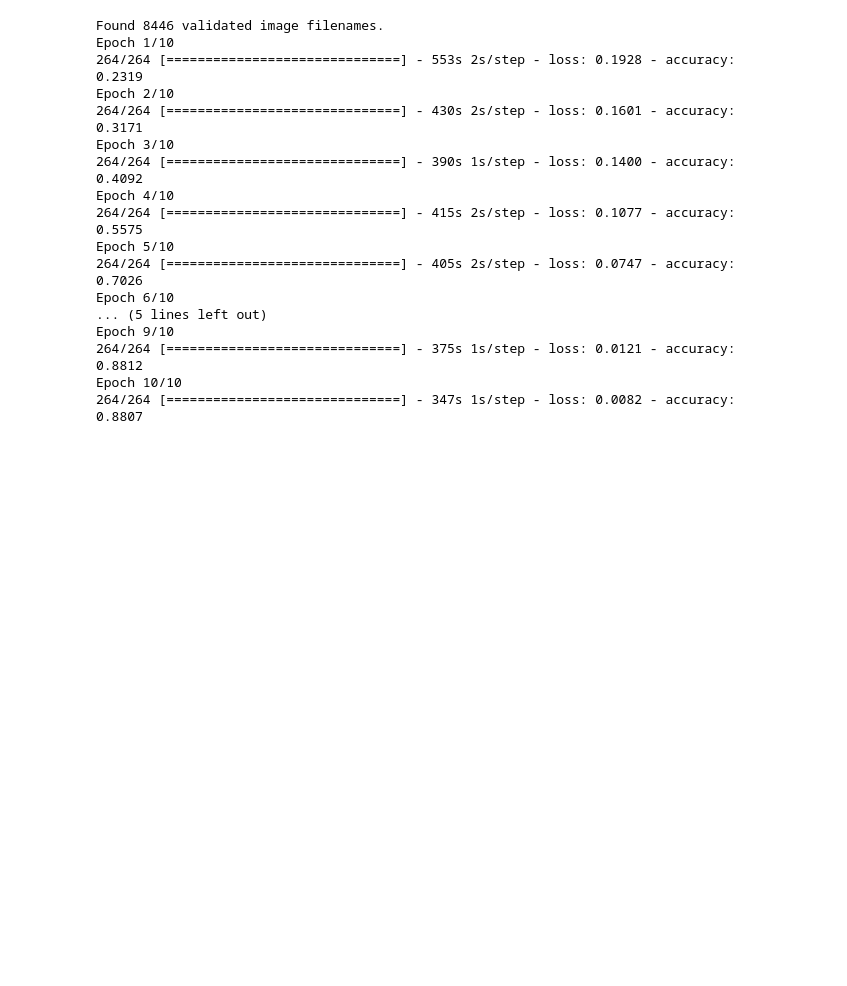
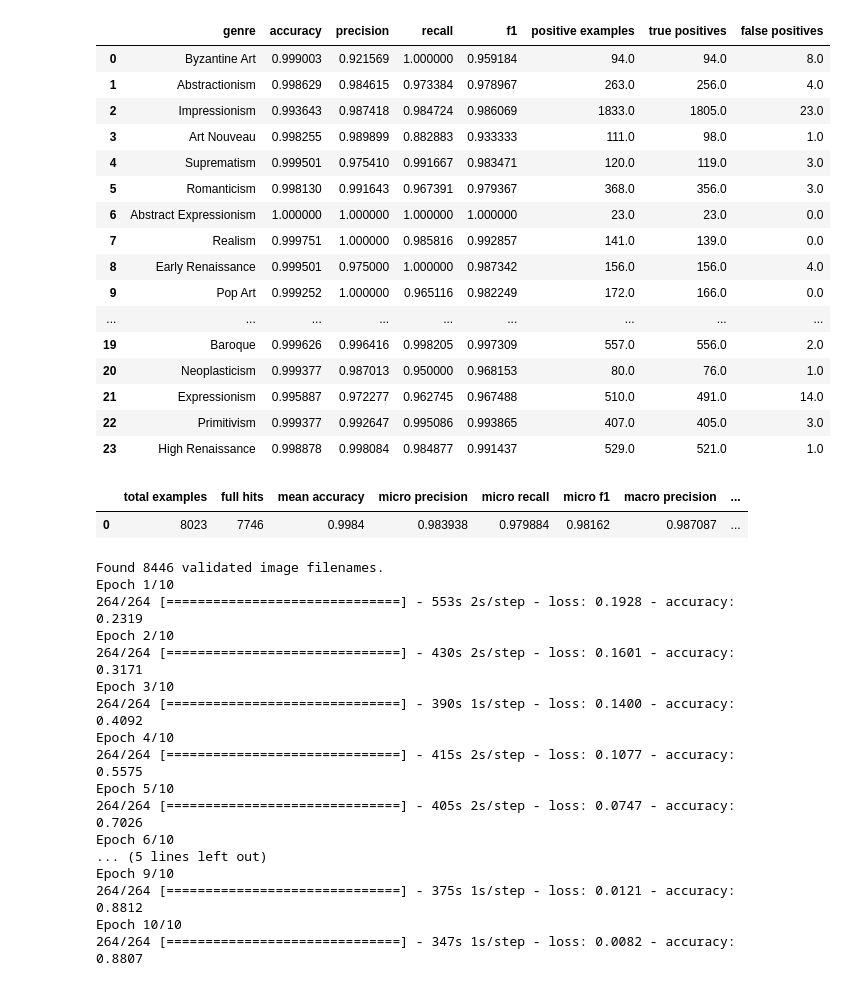
Before and after one commit to GregorioFornetti/RecArt, a Jupyter notebook: notebooks/SimpleNeuralNet.ipynb, the cells around one changed output. Drawn from its saved outputs; the diff is of its cells as text; code cells hidden in the pictures; blank space fills up the shorter version.

```diff
--- a/notebooks/SimpleNeuralNet.ipynb
+++ b/notebooks/SimpleNeuralNet.ipynb
@@ -61,3 +58,30 @@ agg_metrics
+# %%
+classes_metrics, agg_metrics = model.evaluate_train()
+# %%
+classes_metrics
+# %% [output]
+|  | genre | accuracy | precision | recall | f1 | positive examples | true positives | false positives |
+| 0 | Byzantine Art | 0.999003 | 0.921569 | 1.000000 | 0.959184 | 94.0 | 94.0 | 8.0 |
+| 1 | Abstractionism | 0.998629 | 0.984615 | 0.973384 | 0.978967 | 263.0 | 256.0 | 4.0 |
+| 2 | Impressionism | 0.993643 | 0.987418 | 0.984724 | 0.986069 | 1833.0 | 1805.0 | 23.0 |
+| 3 | Art Nouveau | 0.998255 | 0.989899 | 0.882883 | 0.933333 | 111.0 | 98.0 | 1.0 |
+| 4 | Suprematism | 0.999501 | 0.975410 | 0.991667 | 0.983471 | 120.0 | 119.0 | 3.0 |
+| 5 | Romanticism | 0.998130 | 0.991643 | 0.967391 | 0.979367 | 368.0 | 356.0 | 3.0 |
+| 6 | Abstract Expressionism | 1.000000 | 1.000000 | 1.000000 | 1.000000 | 23.0 | 23.0 | 0.0 |
+| 7 | Realism | 0.999751 | 1.000000 | 0.985816 | 0.992857 | 141.0 | 139.0 | 0.0 |
+| 8 | Early Renaissance | 0.999501 | 0.975000 | 1.000000 | 0.987342 | 156.0 | 156.0 | 4.0 |
+| 9 | Pop Art | 0.999252 | 1.000000 | 0.965116 | 0.982249 | 172.0 | 166.0 | 0.0 |
+| ... | ... | ... | ... | ... | ... | ... | ... | ... |
+| 19 | Baroque | 0.999626 | 0.996416 | 0.998205 | 0.997309 | 557.0 | 556.0 | 2.0 |
+| 20 | Neoplasticism | 0.999377 | 0.987013 | 0.950000 | 0.968153 | 80.0 | 76.0 | 1.0 |
+| 21 | Expressionism | 0.995887 | 0.972277 | 0.962745 | 0.967488 | 510.0 | 491.0 | 14.0 |
+| 22 | Primitivism | 0.999377 | 0.992647 | 0.995086 | 0.993865 | 407.0 | 405.0 | 3.0 |
+| 23 | High Renaissance | 0.998878 | 0.998084 | 0.984877 | 0.991437 | 529.0 | 521.0 | 1.0 |
+# %%
+agg_metrics
+# %% [output]
+|  | total examples | full hits | mean accuracy | micro precision | micro recall | micro f1 | macro precision | ... |
+| 0 | 8023 | 7746 | 0.9984 | 0.983938 | 0.979884 | 0.98162 | 0.987087 | ... |
 # %%
 model.fit_full()
 # %% [output]
```
Also changed, not shown: parts of 4 cells of this notebook, 25 other files.
